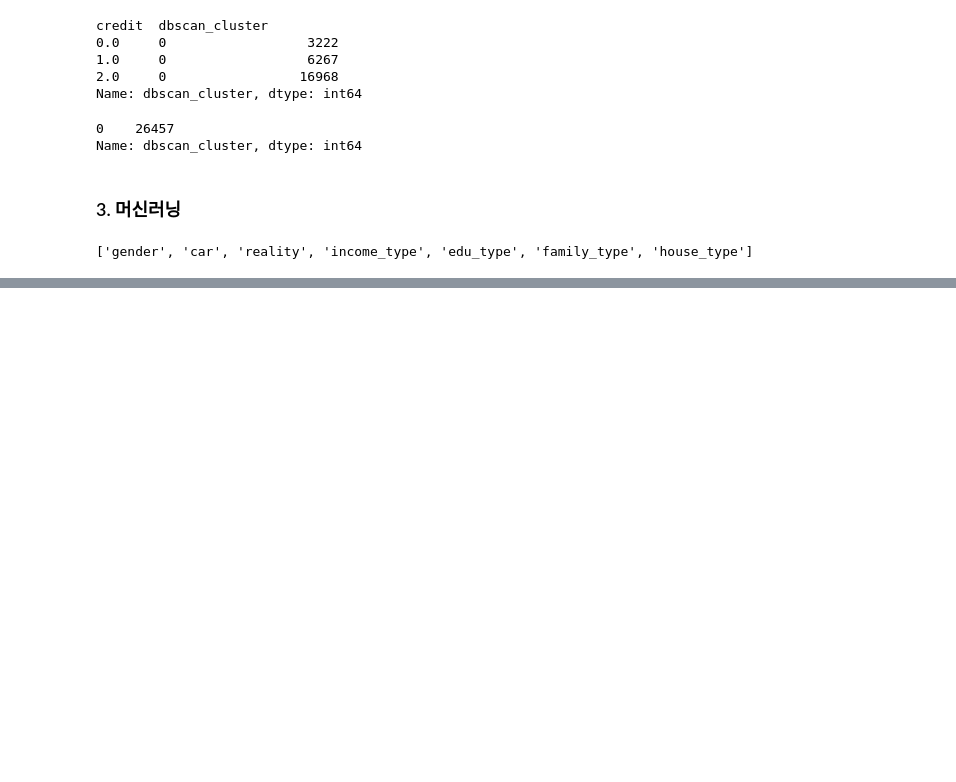
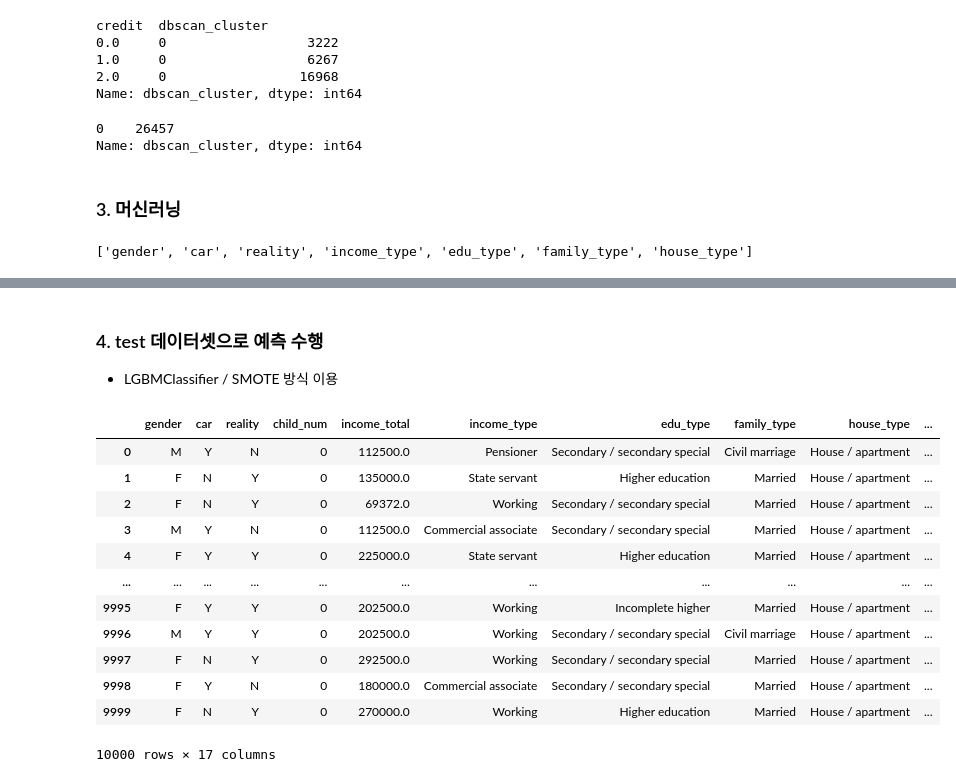
Before and after one commit to Park-Young-Bin/ADP_code, a Jupyter notebook: Dacon_신용카드 사용자 연체 예측.ipynb, the cells around one changed output, grey strips where cells are left out. Saved outputs shown, nothing was run; the diff lists cells and outputs as text; code cells hidden in the pictures; blank space fills up the shorter version.

```diff
--- a/Dacon_신용카드 사용자 연체 예측.ipynb
+++ b/Dacon_신용카드 사용자 연체 예측.ipynb
@@ -432,0 +523,19 @@ Name: credit, dtype: int64
+# %% [markdown]
+### 4. test 데이터셋으로 예측 수행
+- LGBMClassifier / SMOTE 방식 이용
+# %%
+test
+# %% [output]
+|  | gender | car | reality | child_num | income_total | income_type | edu_type | family_type | house_type | ... |
+| 0 | M | Y | N | 0 | 112500.0 | Pensioner | Secondary / secondary special | Civil marriage | House / apartment | ... |
+| 1 | F | N | Y | 0 | 135000.0 | State servant | Higher education | Married | House / apartment | ... |
+| 2 | F | N | Y | 0 | 69372.0 | Working | Secondary / secondary special | Married | House / apartment | ... |
+| 3 | M | Y | N | 0 | 112500.0 | Commercial associate | Secondary / secondary special | Married | House / apartment | ... |
+| 4 | F | Y | Y | 0 | 225000.0 | State servant | Higher education | Married | House / apartment | ... |
+| ... | ... | ... | ... | ... | ... | ... | ... | ... | ... | ... |
+| 9995 | F | Y | Y | 0 | 202500.0 | Working | Incomplete higher | Married | House / apartment | ... |
+| 9996 | M | Y | Y | 0 | 202500.0 | Working | Secondary / secondary special | Civil marriage | House / apartment | ... |
+| 9997 | F | N | Y | 0 | 292500.0 | Working | Secondary / secondary special | Married | House / apartment | ... |
+| 9998 | F | Y | N | 0 | 180000.0 | Commercial associate | Secondary / secondary special | Married | House / apartment | ... |
+| 9999 | F | N | Y | 0 | 270000.0 | Working | Higher education | Married | House / apartment | ... |
+10000 rows × 17 columns
```
Also changed, not shown: parts of 6 cells of this notebook.
